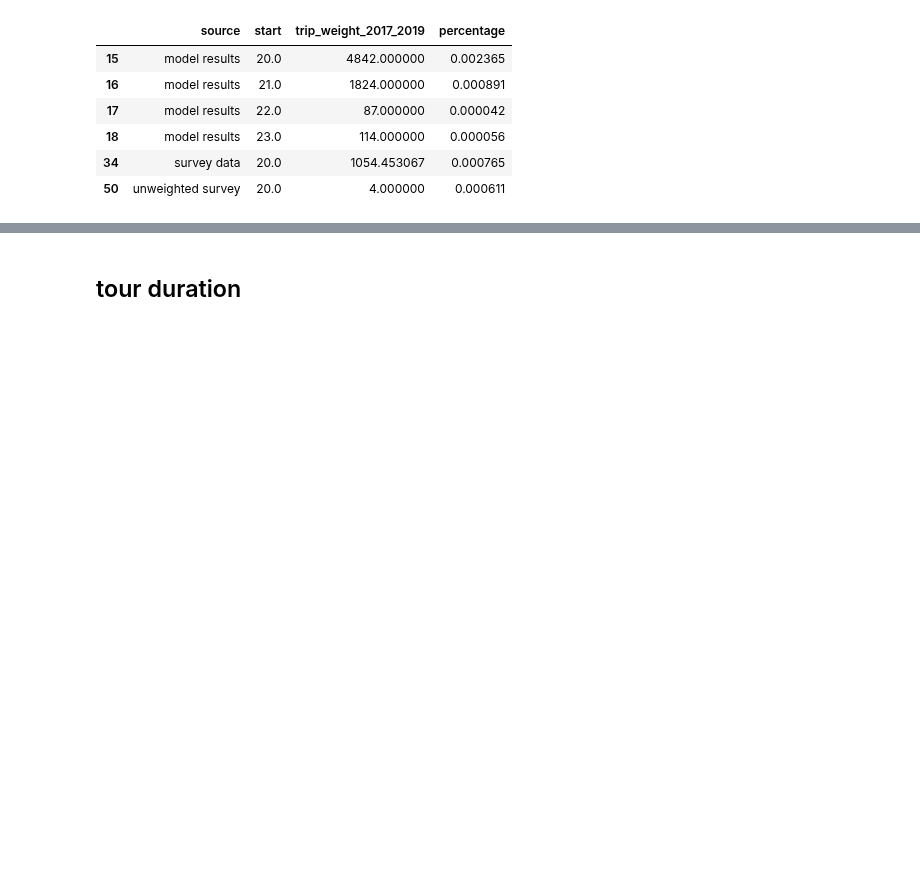
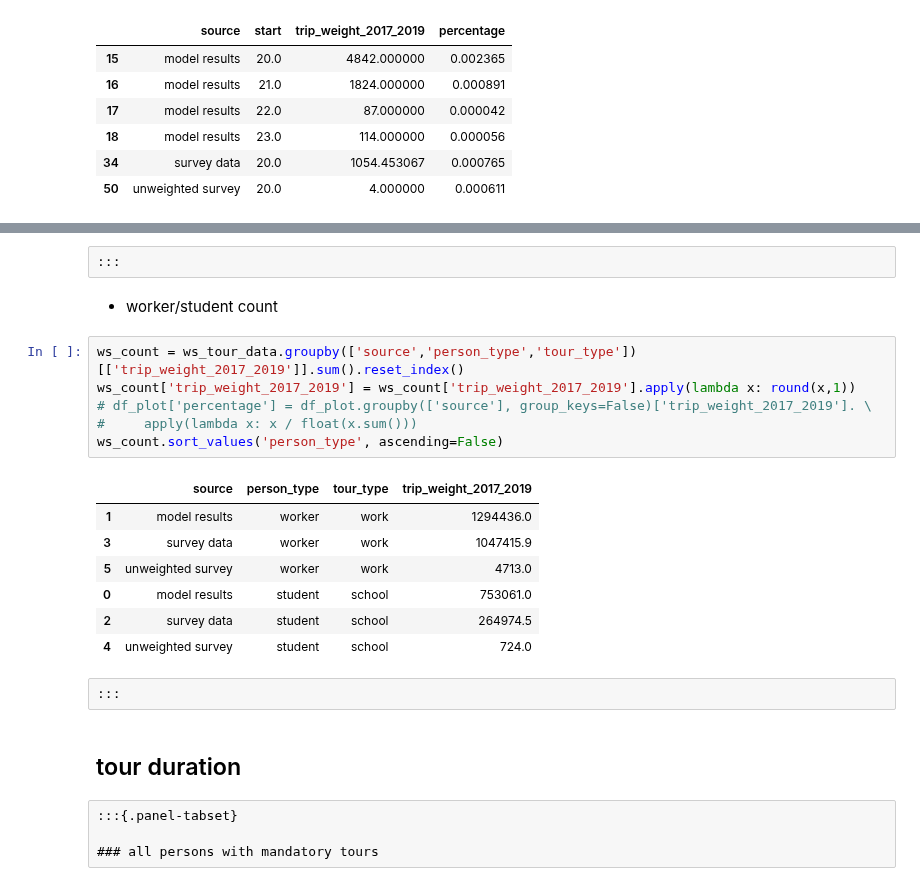
Before and after one commit to psrc/psrc_activitysim, a Jupyter notebook: scripts/validation/validation_scripts/mandatory_tour_scheduling.ipynb, the cells around one changed output, grey strips where cells are left out. Cells and saved outputs as stored; diff of their text form; blank space fills up the shorter version.

```diff
--- a/scripts/validation/validation_scripts/mandatory_tour_scheduling.ipynb
+++ b/scripts/validation/validation_scripts/mandatory_tour_scheduling.ipynb
@@ -70,5 +138,29 @@ df_plot.loc[df_plot['start']>=20]
+# %% [raw]
+:::
+# %% [markdown]
+- worker/student count
+# %%
+ws_count = ws_tour_data.groupby(['source','person_type','tour_type'])[['trip_weight_2017_2019']].sum().reset_index()
+ws_count['trip_weight_2017_2019'] = ws_count['trip_weight_2017_2019'].apply(lambda x: round(x,1))
+# df_plot['percentage'] = df_plot.groupby(['source'], group_keys=False)['trip_weight_2017_2019']. \
+#     apply(lambda x: x / float(x.sum()))
+ws_count.sort_values('person_type', ascending=False)
+# %% [output]
+|  | source | person_type | tour_type | trip_weight_2017_2019 |
+| 1 | model results | worker | work | 1294436.0 |
+| 3 | survey data | worker | work | 1047415.9 |
+| 5 | unweighted survey | worker | work | 4713.0 |
+| 0 | model results | student | school | 753061.0 |
+| 2 | survey data | student | school | 264974.5 |
+| 4 | unweighted survey | student | school | 724.0 |
+# %% [raw]
+:::
 # %% [markdown]
 ## tour duration
+# %% [raw]
+:::{.panel-tabset}
+
+### all persons with mandatory tours
 # %%
 m_tour_data['duration_cal'] = m_tour_data['end'] - m_tour_data['start']
 
```
Also changed, not shown: parts of 15 cells of this notebook, 11 other files.
